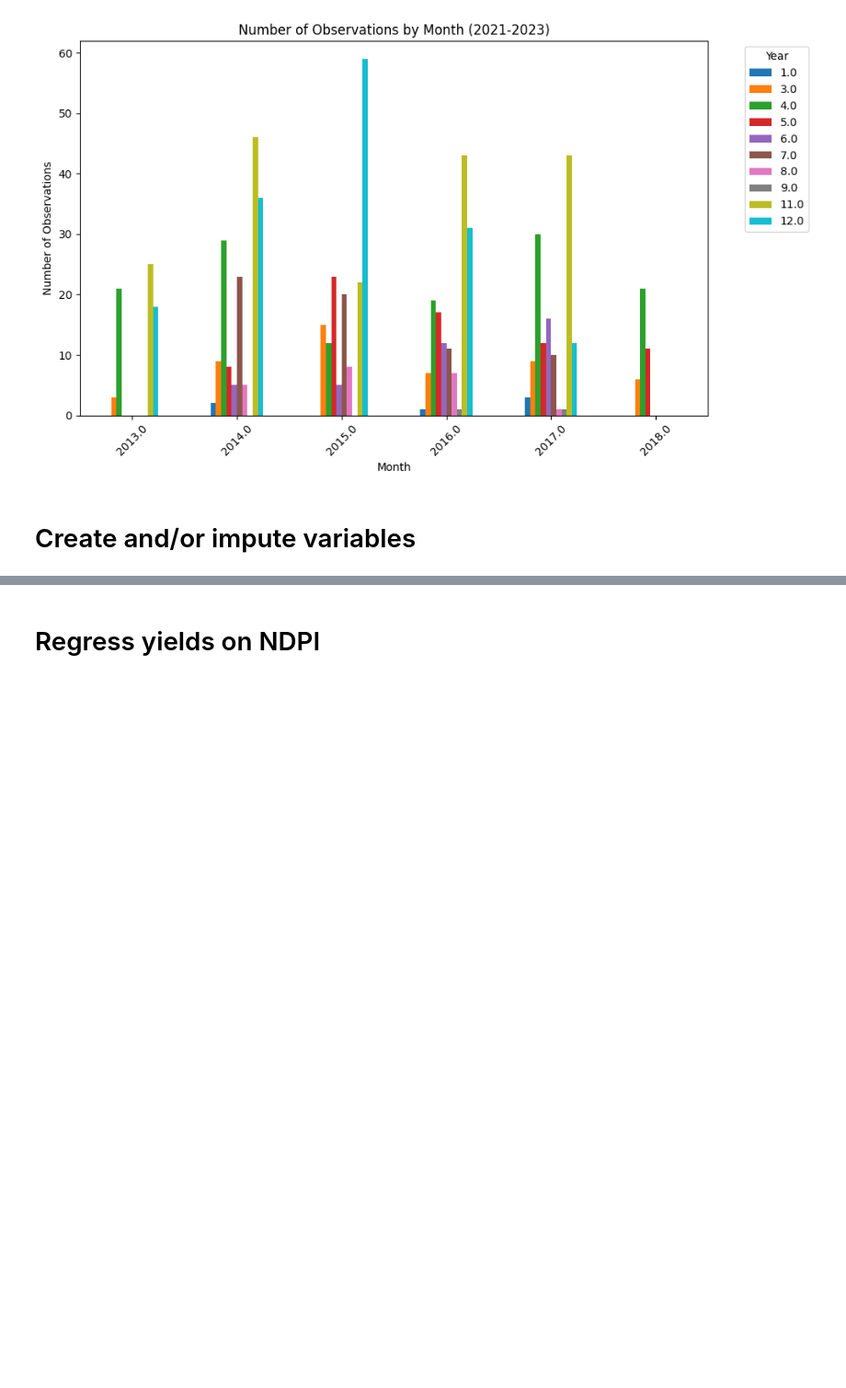
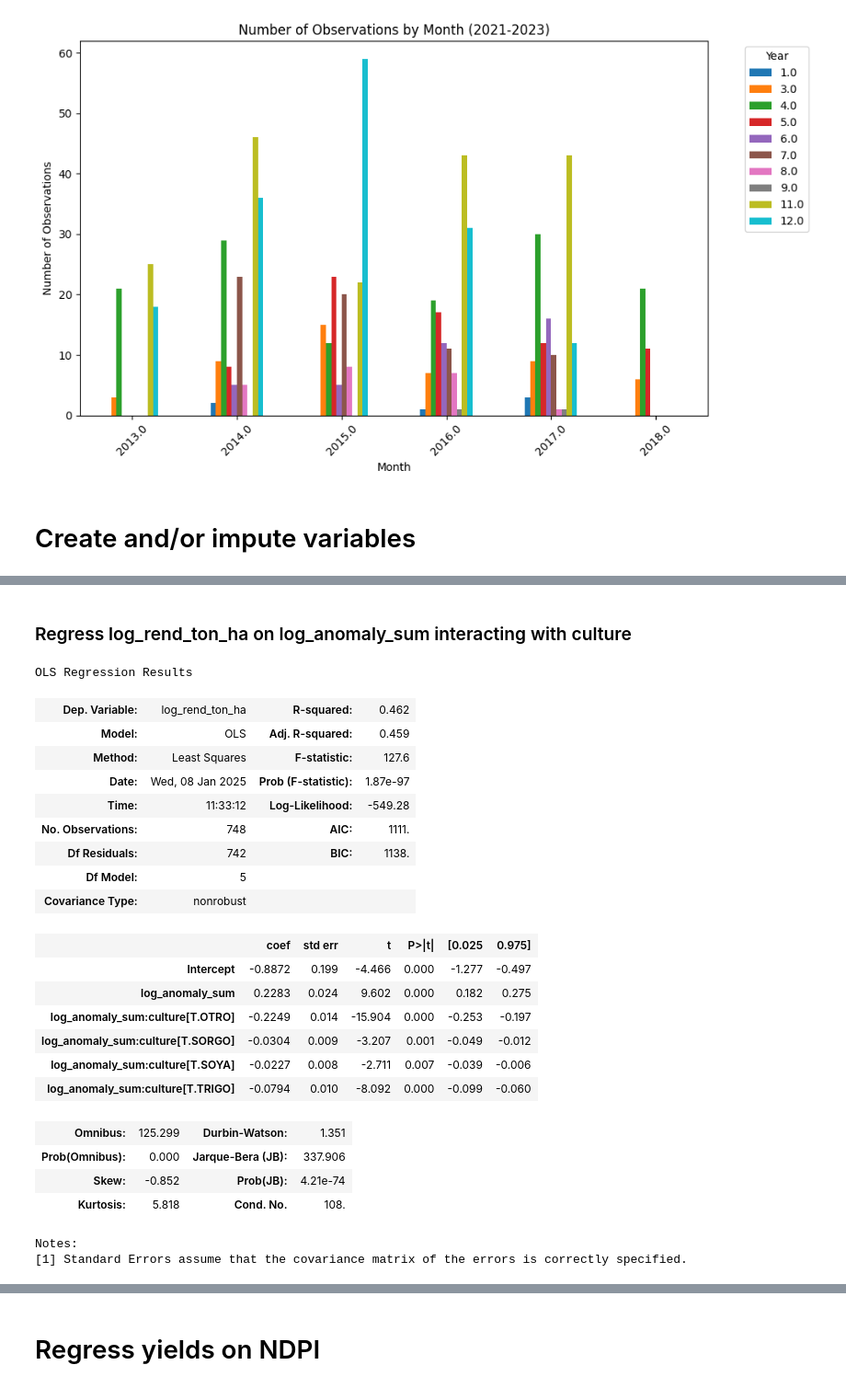
Before and after one commit to gaguilarc98/suyana, a Jupyter notebook: scripts/drought/1_regressions_test.ipynb, the cells around one changed output, grey strips where cells are left out. Shown at 92% size. Cells and saved outputs as stored; diff of their text form; code cells hidden in the pictures; blank space fills up the shorter version.

```diff
--- a/scripts/drought/1_regressions_test.ipynb
+++ b/scripts/drought/1_regressions_test.ipynb
@@ -249,3 +286,4 @@ params_modif_categ = {
 # %%
-df = group_categories_MT(df, params_group_categ)
-df = modify_categories(df, params_modif_categ)
+df_aux = group_categories_MT(df, params_group_categ)
+df_aux = modify_categories(df_aux, params_modif_categ)
+df_aux = treat_nans(df_aux, params_nans)
@@ -266,0 +332,61 @@ sns.pairplot(df, vars = ["rend_ton_ha", "log_rend_ton_ha", 'log_ndpi', 'anomaly_
+# %%
+def train_model(df_orig, params):
+    """
+    Trains a regression model on the given data.
+
+    Parameters:
+        df (pd.DataFrame): DataFrame containing the client variables.
+        target (str): Name of the target variable.
+        features (list): List of feature variables to use in the model.
+        model (object): Regression model object to use for training.
+
+    Returns:
+        object: Trained regression model.
+    """
+    formula_str = params["formula_str"]
+    filter_str = params["filter_str"]
+
+    df = df_orig.copy()
+
+    # Filter the data
+    df = df.query(filter_str)
+
+    # Train the model
+    model = sfm.ols(formula=formula_str, data=df)
+    results = model.fit()
+
+    return model, results
+# %% [markdown]
+### Regress log_rend_ton_ha on log_anomaly_sum interacting with culture
+# %%
+params_model = {
+    'formula_str': 'log_rend_ton_ha ~ log_anomaly_sum/culture',
+    'filter_str': 'rend_ton_ha < 10 & anomaly_sum < 10000'
+}
+mod, results_full = train_model(df_mt, params_model)
+
+results_full.summary()
+# %% [output]
+OLS Regression Results
+| Dep. Variable: | log_rend_ton_ha | R-squared: | 0.462 |
+| Model: | OLS | Adj. R-squared: | 0.459 |
+| Method: | Least Squares | F-statistic: | 127.6 |
+| Date: | Wed, 08 Jan 2025 | Prob (F-statistic): | 1.87e-97 |
+| Time: | 11:33:12 | Log-Likelihood: | -549.28 |
+| No. Observations: | 748 | AIC: | 1111. |
+| Df Residuals: | 742 | BIC: | 1138. |
+| Df Model: | 5 |  |  |
+| Covariance Type: | nonrobust |  |  |
+|  | coef | std err | t | P>|t| | [0.025 | 0.975] |
+| Intercept | -0.8872 | 0.199 | -4.466 | 0.000 | -1.277 | -0.497 |
+| log_anomaly_sum | 0.2283 | 0.024 | 9.602 | 0.000 | 0.182 | 0.275 |
+| log_anomaly_sum:culture[T.OTRO] | -0.2249 | 0.014 | -15.904 | 0.000 | -0.253 | -0.197 |
+| log_anomaly_sum:culture[T.SORGO] | -0.0304 | 0.009 | -3.207 | 0.001 | -0.049 | -0.012 |
+| log_anomaly_sum:culture[T.SOYA] | -0.0227 | 0.008 | -2.711 | 0.007 | -0.039 | -0.006 |
+| log_anomaly_sum:culture[T.TRIGO] | -0.0794 | 0.010 | -8.092 | 0.000 | -0.099 | -0.060 |
+| Omnibus: | 125.299 | Durbin-Watson: | 1.351 |
+| Prob(Omnibus): | 0.000 | Jarque-Bera (JB): | 337.906 |
+| Skew: | -0.852 | Prob(JB): | 4.21e-74 |
+| Kurtosis: | 5.818 | Cond. No. | 108. |
+Notes:
+[1] Standard Errors assume that the covariance matrix of the errors is correctly specified.
```
Also changed, not shown: parts of 54 cells of this notebook.
